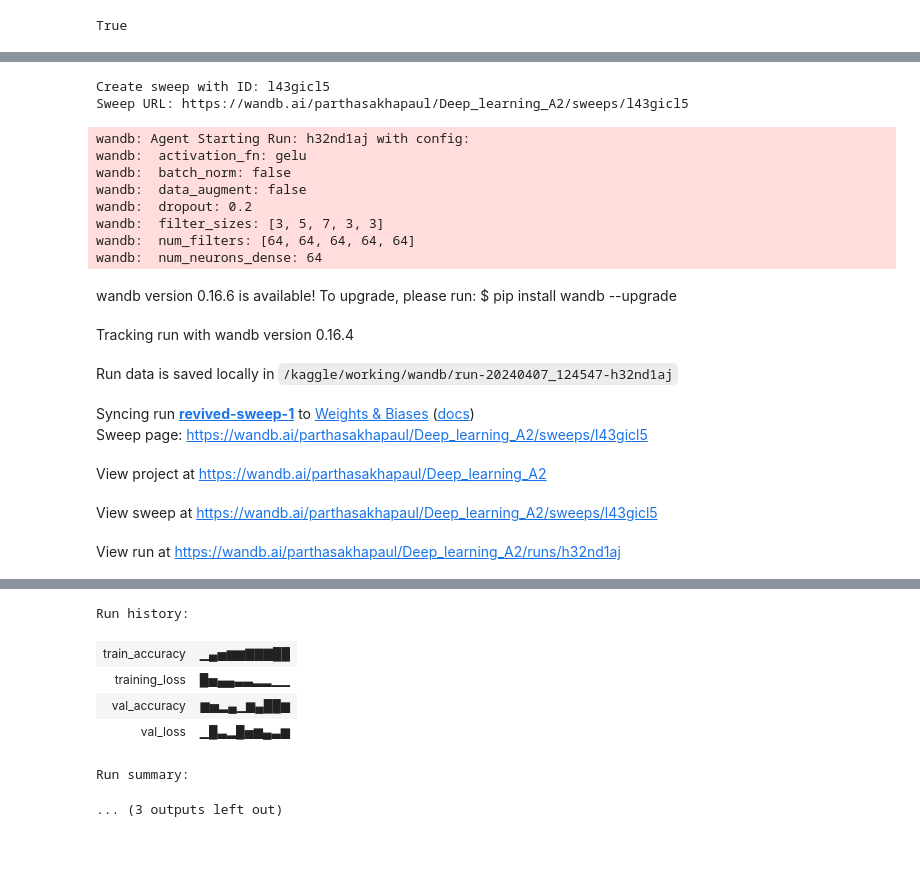
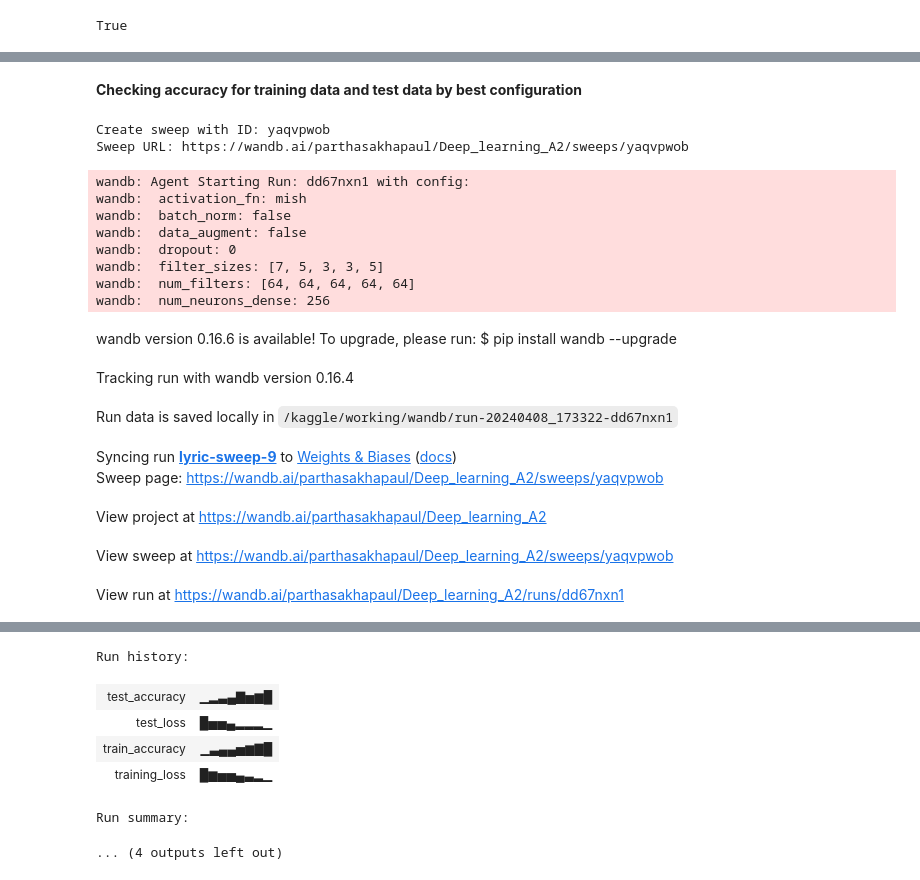
Before and after one commit to PARTHASAKHAPAUL/CS6910_A2, a Jupyter notebook: partA/cs6910_assignment2_partA.ipynb, the cells around one changed output, grey strips where cells are left out. Cells and saved outputs as stored; diff of their text form; code cells hidden in the pictures; blank space fills up the shorter version.

```diff
--- a/partA/cs6910_assignment2_partA.ipynb
+++ b/partA/cs6910_assignment2_partA.ipynb
@@ -43,8 +36,9 @@ def prepare_data_loaders(data_augment, batch_size=64):
         transforms.ToTensor(),
         ])
 
+
     # Load datasets
-    train_data = datasets.ImageFolder(root='/kaggle/input/inaturalist/inaturalist_12K/train', transform=train_transform)
+    train_data = datasets.ImageFolder(root='/kaggle/input/inaturalist-12k/inaturalist_12K/train', transform=train_transform)
 #     validation_dataset = datasets.ImageFolder(root='/kaggle/input/inaturalist/inaturalist_12K/val', transform=val_transform)
 #     print(len(train_data))
     # print(train_data[9998])
@@ -374,4 +427,5 @@ Sweep URL: https://wandb.ai/parthasakhapaul/Deep_learning_A2/sweeps/wa7l58wm
 # %%
+# this is for hyperparameter tuning in training dataset
 def main():
     # Initialize a new wandb run
     with wandb.init() as run:
@@ -389,8 +443,8 @@ def main():
         data_augment = wandb.config.data_augment
         train_loader, validation_loader = prepare_data_loaders(data_augment)
         # Model training
-        model.train_and_evaluate(train_loader, validation_loader, n_epochs=5, lr=0.001)
+        model.train_and_evaluate(train_loader, validation_loader, n_epochs=7, lr=0.001)
 
-wandb.agent(sweep_id, function=main, count=40)
+wandb.agent(sweep_id, function=main, count=20)
 wandb.finish()
 # %% [output]
@@ -463,10 +489,14 @@ def prepare_data_loaders_for_test(data_augment, batch_size=64):
+# %% [markdown]
+**Checking accuracy for training data and test data by best configuration**
 # %%
-# ac-gelu-filters-[64, 64, 64, 64, 64]-filt_size-[3, 5, 7, 3, 3]-dropout-0.2-num_neurons_dense-64
+# Best configuration from train dataset after running approx 150 count: -ac-mish-filters-[64, 64, 64, 64, 64]-filt_size-[7, 5, 3, 3, 5]-dropout-0-batch_norm-false-data_aug-false-num_neurons_dense-256
+
+# this sweep is for checking accuracy in test dataset
 sweep_config = {
     'method': 'bayes',
-    'name' : 'cnn kaggle test 18.15',
+    'name' : 'cnn kaggle test print',
     'metric': {
-        'name': 'val_accuracy',
+        'name': 'te_accuracy',
         'goal': 'maximize'
     },
     'parameters': {
@@ -474,13 +504,13 @@ sweep_config = {
             'values': [[64, 64, 64, 64, 64]]
         },
         'filter_sizes':{
-            'values': [[3,5,7,3,3]]
+            'values': [[7,5,3,3,5]]
         },
         'activation_fn': {
-            'values': ['gelu']
+            'values': ['mish']
         },
         'dropout': {
-            'values': [0.2]
+            'values': [0]
         },
         'batch_norm':{
             'values': ['false']
@@ -489,16 +519,17 @@ sweep_config = {
             'values': ['false']
         },
         'num_neurons_dense':{
-            'values': [64]
+            'values': [256]
         }
     }
 }
 
 sweep_id = wandb.sweep(sweep = sweep_config, project="Deep_learning_A2")
 # %% [output]
-Create sweep with ID: l43gicl5
-Sweep URL: https://wandb.ai/parthasakhapaul/Deep_learning_A2/sweeps/l43gicl5
+Create sweep with ID: yaqvpwob
+Sweep URL: https://wandb.ai/parthasakhapaul/Deep_learning_A2/sweeps/yaqvpwob
 # %%
+# this is for checking accuracy in test dataset
 def main():
     # Initialize a new wandb run
     with wandb.init() as run:
@@ -516,24 +547,24 @@ def main():
         data_augment = wandb.config.data_augment
         train_loader, test_loader = prepare_data_loaders_for_test(data_augment)
         # Model training
-        model.train_and_evaluate(train_loader, test_loader, n_epochs=10, lr=0.001)
+        model.train_and_evaluate(train_loader, test_loader, n_epochs=8, lr=0.001)
 
 wandb.agent(sweep_id, function=main, count=1)
 wandb.finish()
 # %% [output]
-wandb: Agent Starting Run: h32nd1aj with config:
-wandb:  activation_fn: gelu
+wandb: Agent Starting Run: dd67nxn1 with config:
+wandb:  activation_fn: mish
 wandb:  batch_norm: false
 wandb:  data_augment: false
-wandb:  dropout: 0.2
-wandb:  filter_sizes: [3, 5, 7, 3, 3]
+wandb:  dropout: 0
+wandb:  filter_sizes: [7, 5, 3, 3, 5]
 wandb:  num_filters: [64, 64, 64, 64, 64]
-wandb:  num_neurons_dense: 64
+wandb:  num_neurons_dense: 256
 wandb version 0.16.6 is available! To upgrade, please run: $ pip install wandb --upgrade
 Tracking run with wandb version 0.16.4
-Run data is saved locally in /kaggle/working/wandb/run-20240407_124547-h32nd1aj
+Run data is saved locally in /kaggle/working/wandb/run-20240408_173322-dd67nxn1
-Syncing run revived-sweep-1 to Weights & Biases (docs)
-Sweep page: https://wandb.ai/parthasakhapaul/Deep_learning_A2/sweeps/l43gicl5
+Syncing run lyric-sweep-9 to Weights & Biases (docs)
+Sweep page: https://wandb.ai/parthasakhapaul/Deep_learning_A2/sweeps/yaqvpwob
 View project at https://wandb.ai/parthasakhapaul/Deep_learning_A2
-View sweep at https://wandb.ai/parthasakhapaul/Deep_learning_A2/sweeps/l43gicl5
+View sweep at https://wandb.ai/parthasakhapaul/Deep_learning_A2/sweeps/yaqvpwob
-View run at https://wandb.ai/parthasakhapaul/Deep_learning_A2/runs/h32nd1aj
+View run at https://wandb.ai/parthasakhapaul/Deep_learning_A2/runs/dd67nxn1
@@ -560,7 +587,7 @@ Validation Loss: 2.7400, Validation Accuracy: 11.60
 Run history:
-| train_accuracy | ▁▄▅▆▆▇▇▇██ |
-| training_loss | █▅▄▄▃▃▂▂▁▁ |
-| val_accuracy | ▆▅▂▄▁▆▄██▆ |
-| val_loss | ▁█▃▂█▅▆▄▃▆ |
+| test_accuracy | ▁▂▃▄▇▅▆█ |
+| test_loss | █▅▅▄▂▂▂▁ |
+| train_accuracy | ▁▃▄▄▅▆▇█ |
+| training_loss | █▆▅▅▄▃▂▁ |
 Run summary:
-... (3 outputs left out)
+... (4 outputs left out)
```
Also changed, not shown: parts of 15 cells of this notebook.
